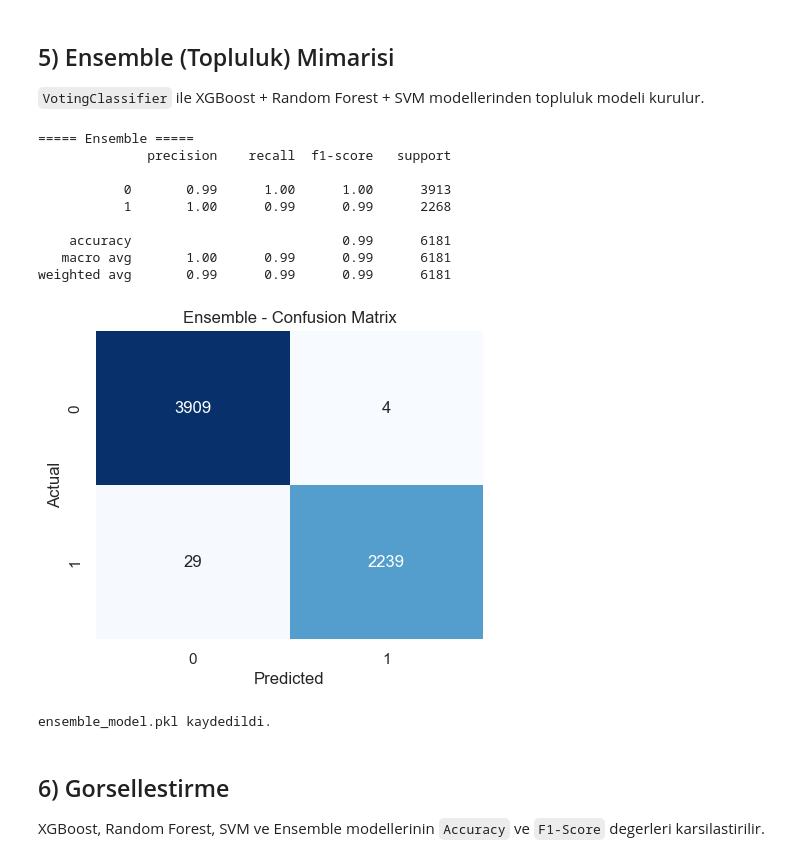
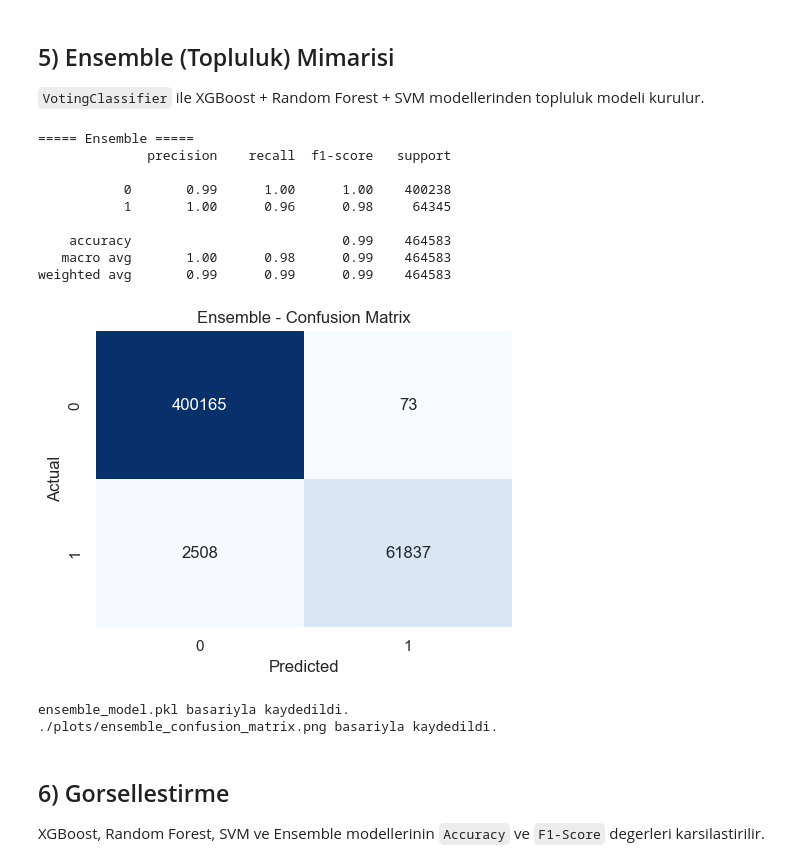
Before and after one commit to muratkakcigaz/ML-SQL-IDS, a Jupyter notebook: sql_ids_single_flow.ipynb, the cells around one changed output. Cells and saved outputs as stored; diff of their text form; code cells hidden in the pictures.

```diff
--- a/sql_ids_single_flow.ipynb
+++ b/sql_ids_single_flow.ipynb
@@ -32,8 +32,9 @@ plt.rcParams["figure.figsize"] = (8, 5)
 - `Sentence` sutunundaki bos (`NaN`) satirlar silinir.
 - Veri string formata cevrilir.
 # %%
-DATASET_PATH = "./data/SQLiV3.csv"
+#DATASET_PATH = "./data/SQLiV3.csv"
 #DATASET_PATH ="./cleaned_sql_data.csv" #made from Dataset_EDA
+DATASET_PATH = "./data/merged_cleaned_preprocessed.csv"
 # Veriyi oku
 df = pd.read_csv(DATASET_PATH)
 
@@ -243,49 +356,78 @@ weighted avg       0.99      0.99      0.99      6181
 
 `VotingClassifier` ile XGBoost + Random Forest + SVM modellerinden topluluk modeli kurulur.
 # %%
+from sklearn.ensemble import VotingClassifier
+from sklearn.metrics import accuracy_score, f1_score, classification_report, confusion_matrix
+import matplotlib.pyplot as plt
+import seaborn as sns
+import pickle
+import os
+
+# Klasorleri garanti et
+os.makedirs("models", exist_ok=True)
+os.makedirs("plots", exist_ok=True)
+
+# Ensemble modeli (mevcut modellerle)
 ensemble_model = VotingClassifier(
     estimators=[
         ("xgb", xgb_model),
         ("rf", rf_model),
-        ("svm", svm_model),
+        ("sgd", sgd_model),
+        ("lr", lr_model),
     ],
     voting="soft",
+    n_jobs=-1,
 )
 
+# Fit
 ensemble_model.fit(X_train, y_train)
+
+# Tahmin
 y_pred_ensemble = ensemble_model.predict(X_test)
 
+# Metrikler
 ensemble_acc = accuracy_score(y_test, y_pred_ensemble)
 ensemble_f1 = f1_score(y_test, y_pred_ensemble, zero_division=0)
-metrics_rows.append({"Model": "Ensemble", "Accuracy": ensemble_acc, "F1-Score": ensemble_f1})
+metrics_rows.append({
+    "Model": "Ensemble",
+    "Accuracy": ensemble_acc,
+    "F1-Score": ensemble_f1,
+})
 
 print("\n===== Ensemble =====")
 print(classification_report(y_test, y_pred_ensemble, zero_division=0))
 
+# Confusion Matrix
 cm_ensemble = confusion_matrix(y_test, y_pred_ensemble)
 plt.figure(figsize=(5, 4))
 sns.heatmap(cm_ensemble, annot=True, fmt="d", cmap="Blues", cbar=False)
 plt.title("Ensemble - Confusion Matrix")
 plt.xlabel("Predicted")
 plt.ylabel("Actual")
+plt.tight_layout()
+plt.savefig("./plots/ensemble_confusion_matrix.png", dpi=150)
 plt.show()
+plt.close()
 
+# Modeli kaydet
 with open("models/ensemble_model.pkl", "wb") as file:
     pickle.dump(ensemble_model, file)
 
-print("ensemble_model.pkl kaydedildi.")
+print("ensemble_model.pkl basariyla kaydedildi.")
+print("./plots/ensemble_confusion_matrix.png basariyla kaydedildi.")
 # %% [output]
 ===== Ensemble =====
               precision    recall  f1-score   support
 
-           0       0.99      1.00      1.00      3913
-           1       1.00      0.99      0.99      2268
+           0       0.99      1.00      1.00    400238
+           1       1.00      0.96      0.98     64345
 
-    accuracy                           0.99      6181
-   macro avg       1.00      0.99      0.99      6181
-weighted avg       0.99      0.99      0.99      6181
+    accuracy                           0.99    464583
+   macro avg       1.00      0.98      0.99    464583
+weighted avg       0.99      0.99      0.99    464583
-[figure, old version]
+[figure, new version]
-ensemble_model.pkl kaydedildi.
+ensemble_model.pkl basariyla kaydedildi.
+./plots/ensemble_confusion_matrix.png basariyla kaydedildi.
 # %% [markdown]
 ## 6) Gorsellestirme
 
```
Also changed, not shown: parts of 10 cells of this notebook, 12 other files.
